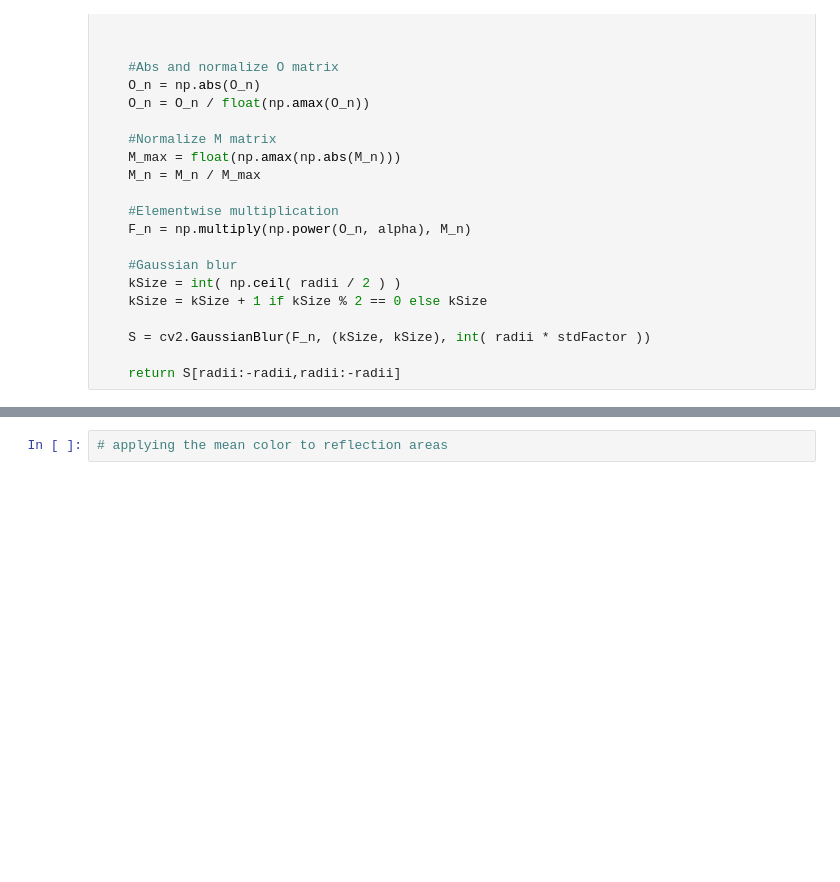
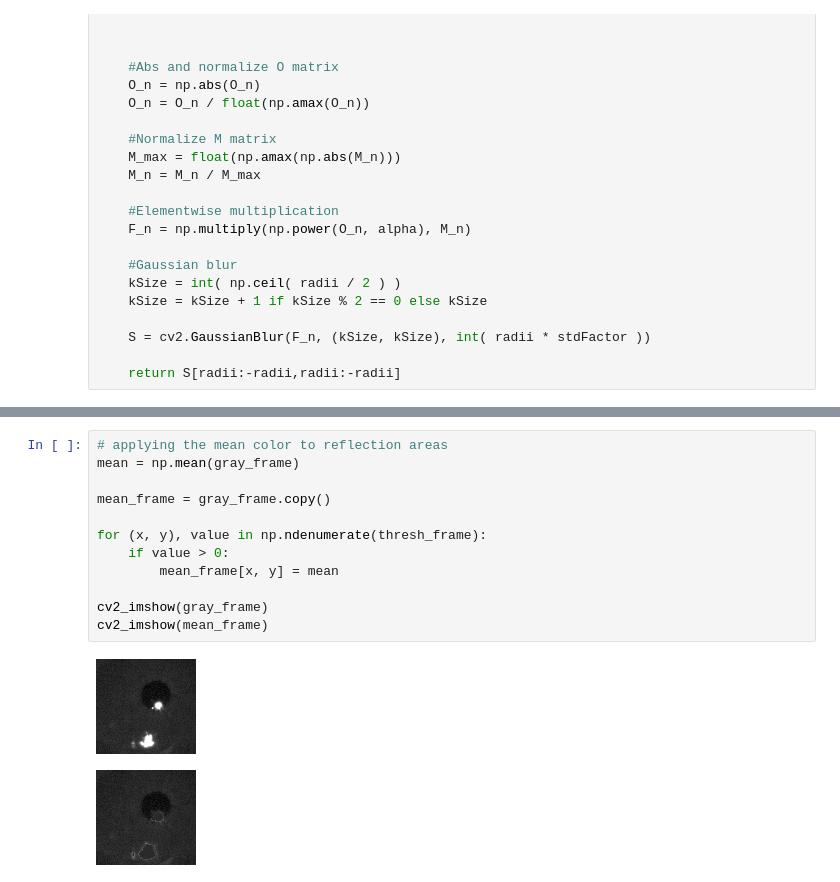
Before and after one commit to JimmyLiu8351/liulabtracking, a Jupyter notebook: eye_test_py.ipynb, the cells around one changed output, grey strips where cells are left out. Drawn from its saved outputs; the diff is of its cells as text; blank space fills up the shorter version.

```diff
--- a/eye_test_py.ipynb
+++ b/eye_test_py.ipynb
@@ -130,5 +150,18 @@ cv2_imshow(th3)
-# %%
-# applying the mean color to reflection areas
+# %%
+# applying the mean color to reflection areas
+mean = np.mean(gray_frame)
+
+mean_frame = gray_frame.copy()
+
+for (x, y), value in np.ndenumerate(thresh_frame):
+    if value > 0:
+        mean_frame[x, y] = mean
+
+cv2_imshow(gray_frame)
+cv2_imshow(mean_frame)
+# %% [output]
+[figure, added]
+[figure, added]
 # %%
 # running frst on image
 
```
Also changed, not shown: parts of 8 cells of this notebook.
